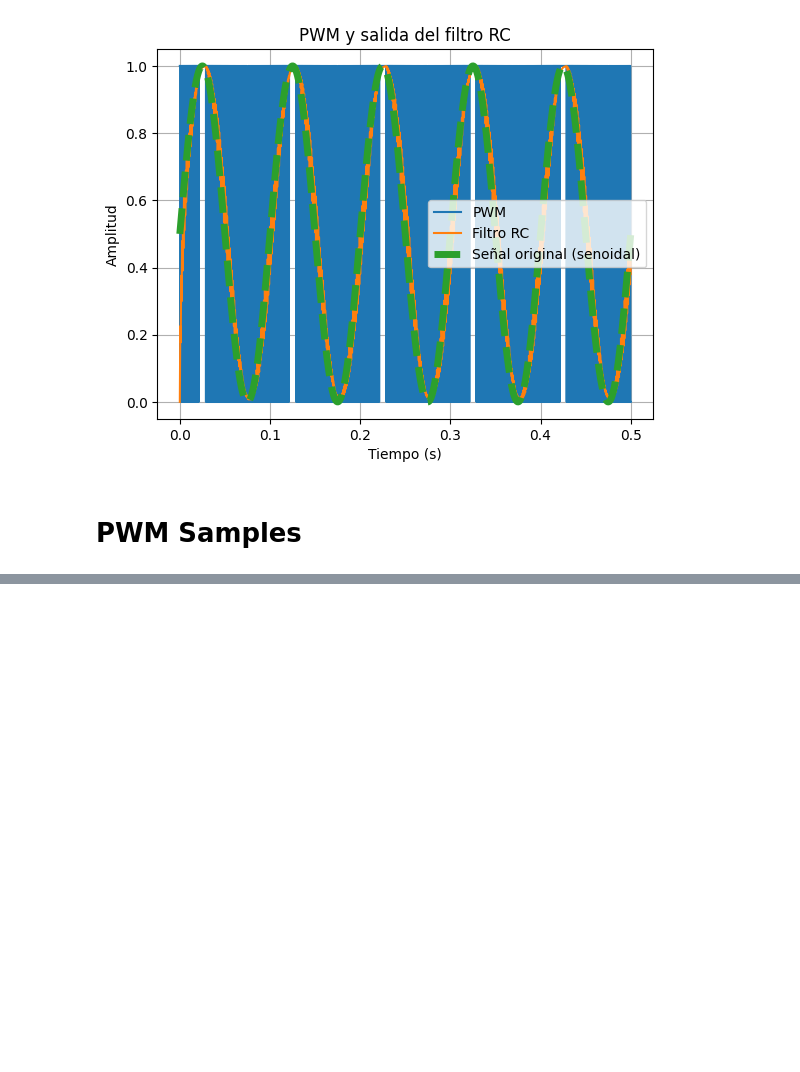
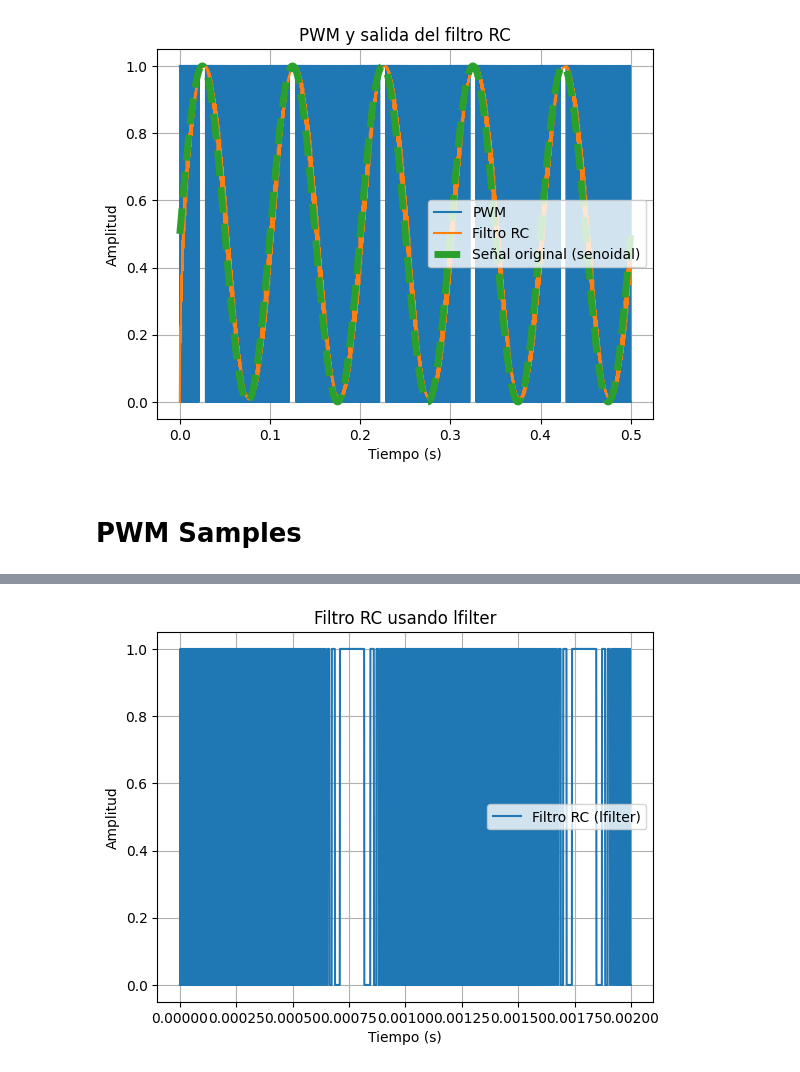
Before and after one commit to Nahueldb/fpga-examples, a Jupyter notebook: PWM/lut.ipynb, the cells around one changed output, grey strips where cells are left out. Saved outputs shown, nothing was run; the diff lists cells and outputs as text; code cells hidden in the pictures; blank space fills up the shorter version.

```diff
--- a/PWM/lut.ipynb
+++ b/PWM/lut.ipynb
@@ -149,0 +151,18 @@ plt.show()
+# %%
+from scipy.signal import lfilter
+import matplotlib.pyplot as plt
+
+alpha = 1/(RC*f_pwm)
+b = [alpha]
+a = [1, -(1-alpha)]
+v_out = lfilter(b, a, pwm)
+
+plt.plot(t[:2000], v_out[:2000], label='Filtro RC (lfilter)')
+plt.xlabel('Tiempo (s)')
+plt.ylabel('Amplitud')
+plt.legend()
+plt.grid()
+plt.title('Filtro RC usando lfilter')
+plt.show()
+# %% [output]
+[figure, added]
```
Also changed, not shown: parts of 3 cells of this notebook, 3 other files.
